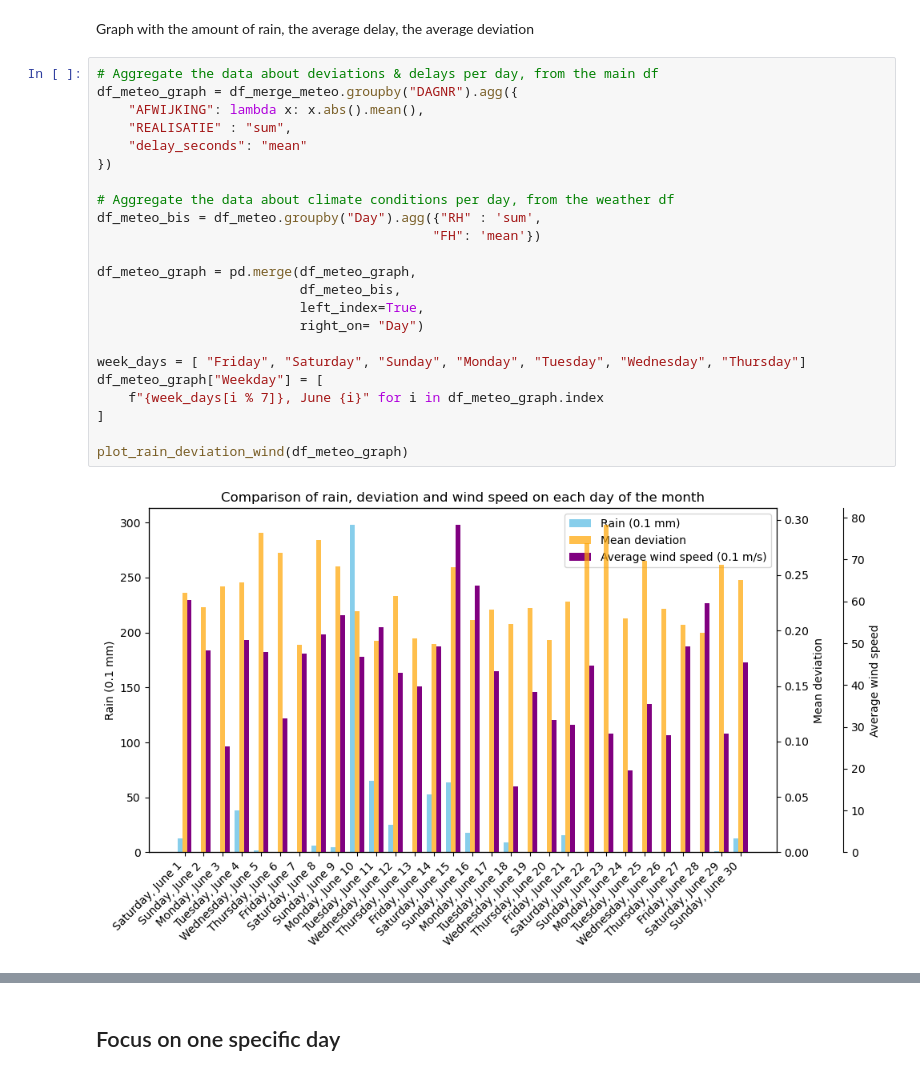
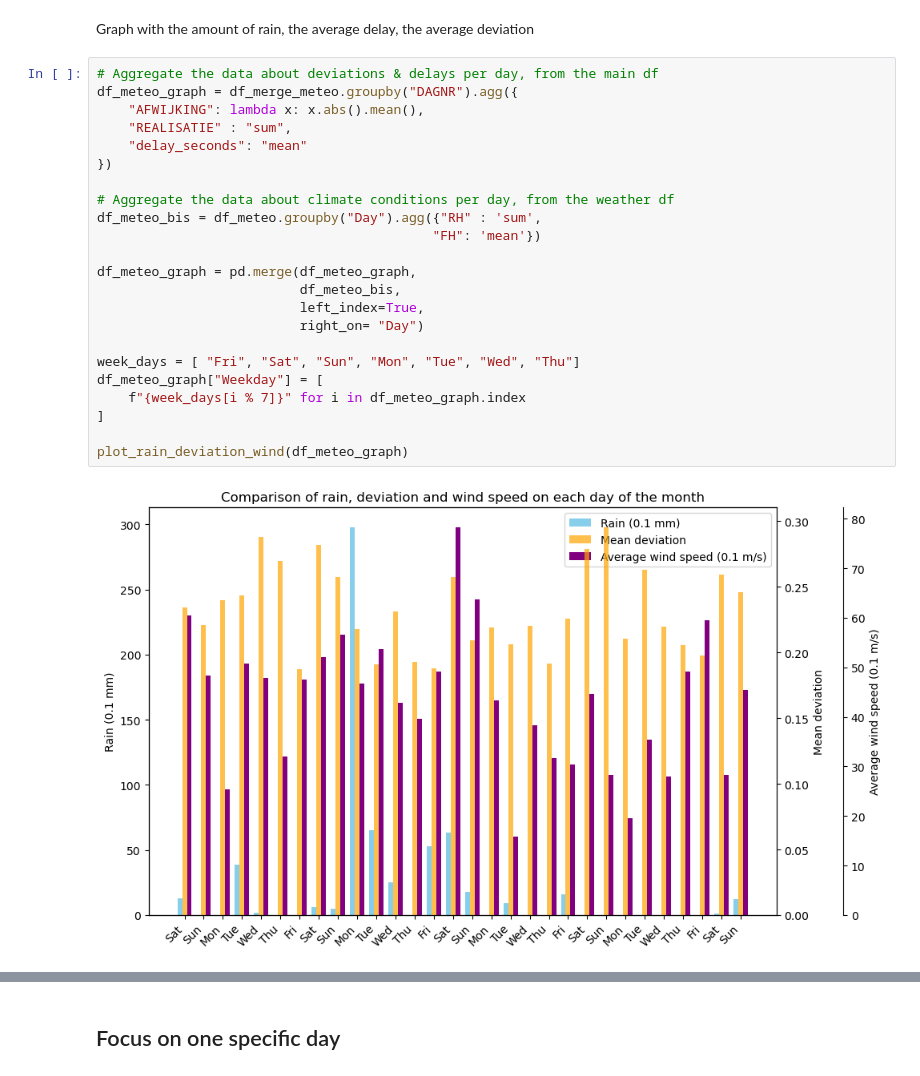
Before and after one commit to Merelkramer/Group2_NS, a Jupyter notebook: DataViz.ipynb, the cells around one changed output, grey strips where cells are left out. Drawn from its saved outputs; the diff is of its cells as text.

```diff
--- a/DataViz.ipynb
+++ b/DataViz.ipynb
@@ -553,28 +555,28 @@ Graph with the amount of rain, the average delay, the average deviation
 # %%
 # Aggregate the data about deviations & delays per day, from the main df
 df_meteo_graph = df_merge_meteo.groupby("DAGNR").agg({
     "AFWIJKING": lambda x: x.abs().mean(),
     "REALISATIE" : "sum",
     "delay_seconds": "mean"
 })
 
 # Aggregate the data about climate conditions per day, from the weather df
 df_meteo_bis = df_meteo.groupby("Day").agg({"RH" : 'sum',
                                            "FH": 'mean'})
 
 df_meteo_graph = pd.merge(df_meteo_graph,
                           df_meteo_bis,
                           left_index=True,
                           right_on= "Day")
 
-week_days = [ "Friday", "Saturday", "Sunday", "Monday", "Tuesday", "Wednesday", "Thursday"]
+week_days = [ "Fri", "Sat", "Sun", "Mon", "Tue", "Wed", "Thu"]
 df_meteo_graph["Weekday"] = [
-    f"{week_days[i % 7]}, June {i}" for i in df_meteo_graph.index
+    f"{week_days[i % 7]}" for i in df_meteo_graph.index
 ]
 
 plot_rain_deviation_wind(df_meteo_graph)
 # %% [output]
-[figure, old version]
+[figure, new version]
 # %%
 plot_rain_crowding_wind(df_meteo_graph)
 # %% [output]
```
Also changed, not shown: parts of 13 cells of this notebook, 2 other files.
